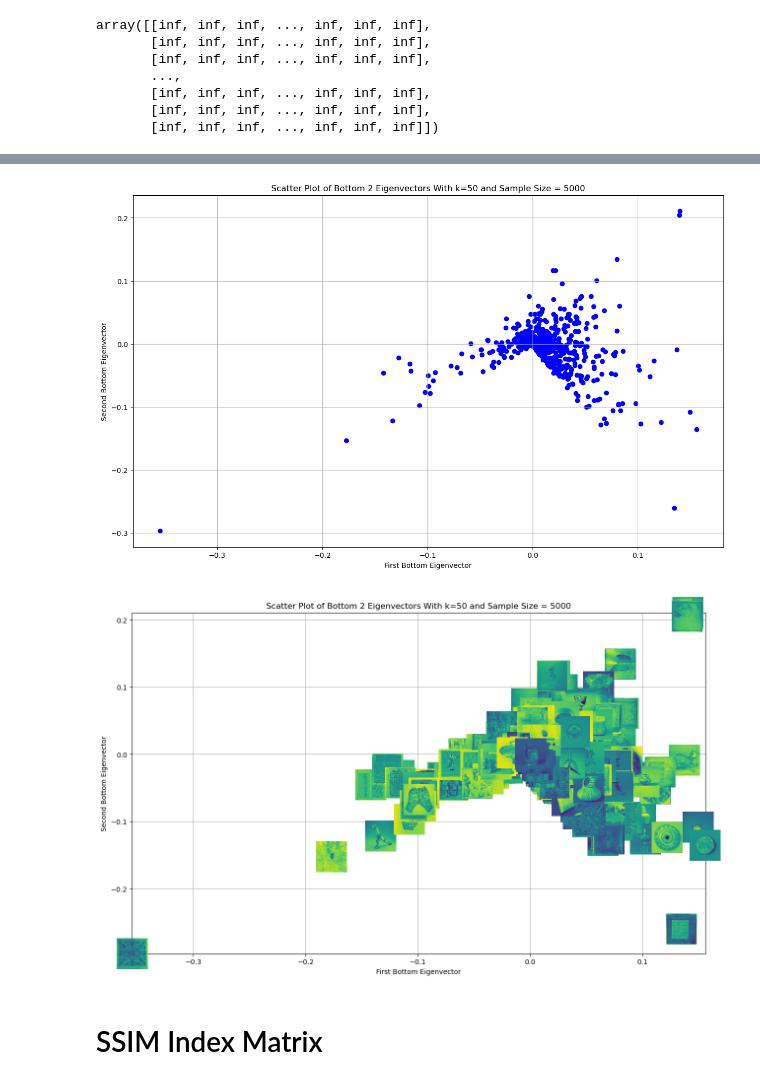
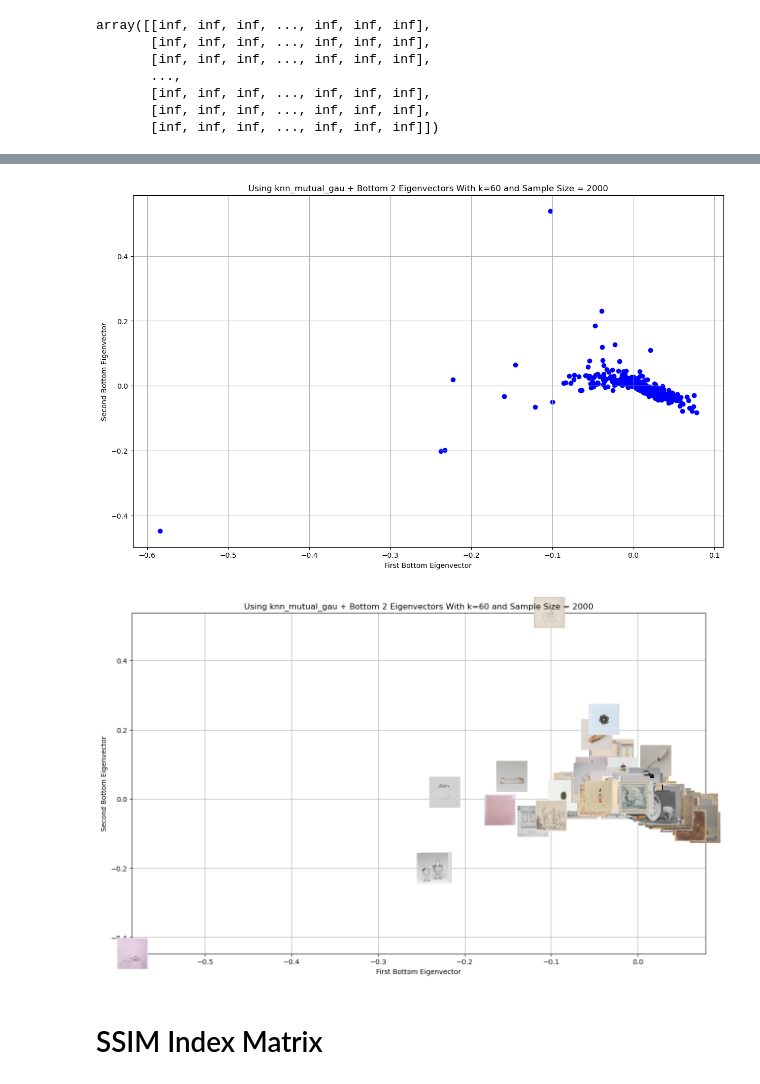
Before and after one commit to KevinBian107/laplacian_eigenmap_vis, a Jupyter notebook: similarity_explore.ipynb, the cells around one changed output, grey strips where cells are left out. Cells and saved outputs as stored; diff of their text form; code cells hidden in the pictures.

Commit message:
added using only one bottom eigenvector, added full RGB Laplacien Eigenmap, adjusted Eigenmap function

```diff
--- a/similarity_explore.ipynb
+++ b/similarity_explore.ipynb
@@ -122,9 +115,9 @@ array([[0.        , 0.        , 0.        , ..., 0.        , 0.        ,
 # %%
-data = flattened_grey[:5000]
-laplacian_eigenmap(data, k=50, radial_func='knn_mutual_gau', image_dim=128)
+data = flattened_color[:2000]
+laplacian_eigenmap(data, k=60, radial_func='knn_mutual_gau', image_dim=128)
 # %% [output]
-[figure, old version]
+[figure, new version]
-[figure, old version]
+[figure, new version]
 # %% [markdown]
 # SSIM Index Matrix
 # %%
```
Also changed, not shown: parts of 2 cells of this notebook, 4 other files.
